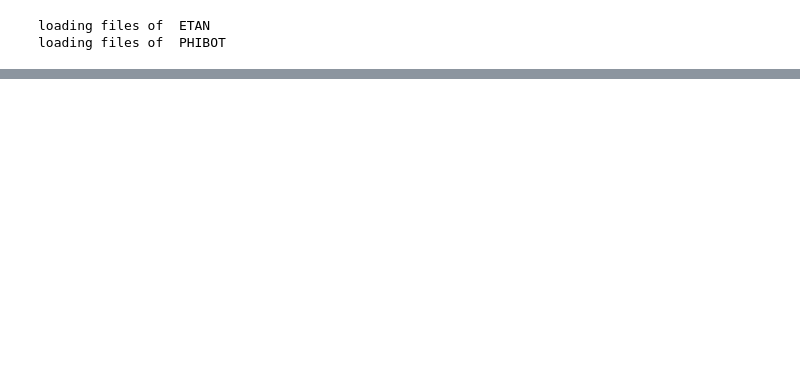
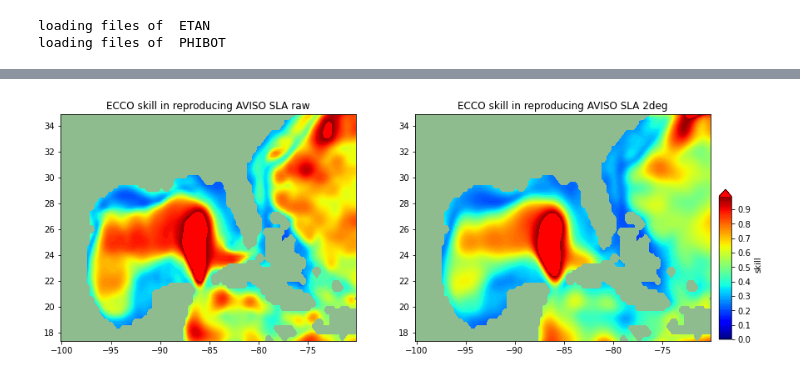
Before and after one commit to jakesteinberg/nasa_ostst, a Jupyter notebook: aviso_trends.ipynb, the cells around one changed output, grey strips where cells are left out. Cells and saved outputs as stored; diff of their text form; code cells hidden in the pictures; blank space fills up the shorter version.

```diff
--- a/aviso_trends.ipynb
+++ b/aviso_trends.ipynb
@@ -103 +155,5 @@ ax.set_xticks([np.datetime64('1995'), np.datetime64('2000'), \
+# %%
+# compute skill
+skill_raw = np.nanvar(ecco_avgrid - avsla_raw_month, axis=0)/np.nanvar(avsla_raw_month,axis=0)
+skill_2deg = np.nanvar(ecco_avgrid - avsla_month, axis=0)/np.nanvar(avsla_month,axis=0)
 # %%
@@ -112,0 +178,20 @@ NameError: name 'lon_range' is not defined
+# %%
+f, (ax1,ax2) = plt.subplots(1,2,figsize=(14,5)); clim = [-0.02, 0.02];
+colMap = plt.get_cmap('jet'); colMap.set_over(color='r');
+
+Kc = ax1.contourf(av.longitude,av.latitude,skill_raw,levels=np.arange(0, 1, 0.01), vmin=0, vmax=1,cmap=colMap, extend='max');
+ax1.set_facecolor('#8FBC8F')
+ax1.set_title('ECCO skill in reproducing AVISO SLA raw');
+ax1.set_xlim([av.longitude[0], av.longitude[-1]])
+ax1.set_ylim([av.latitude[0], av.latitude[-1]])
+
+Kc = ax2.contourf(av.longitude,av.latitude,skill_2deg,levels=np.arange(0, 1, 0.01), vmin=0, vmax=1,cmap=colMap, extend='max');
+ax2.set_facecolor('#8FBC8F')
+ax2.set_title('ECCO skill in reproducing AVISO SLA 2deg');
+ax2.set_xlim([av.longitude[0], av.longitude[-1]])
+ax2.set_ylim([av.latitude[0], av.latitude[-1]])
+
+cbpos = [0.91, 0.13, 0.015, 0.5]; cax = f.add_axes(cbpos);
+cb = f.colorbar(Kc, cax=cax, orientation='vertical', extend='both', label='skill')
+# %% [output]
+[figure, added]
```
Also changed, not shown: parts of 10 cells of this notebook, 1 other file.
